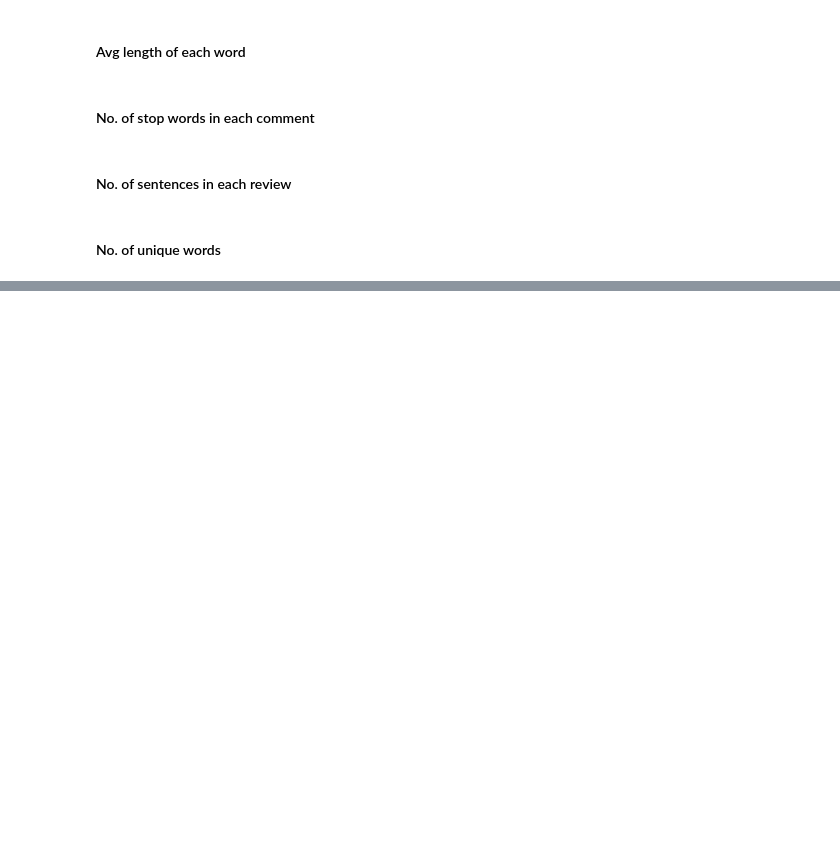
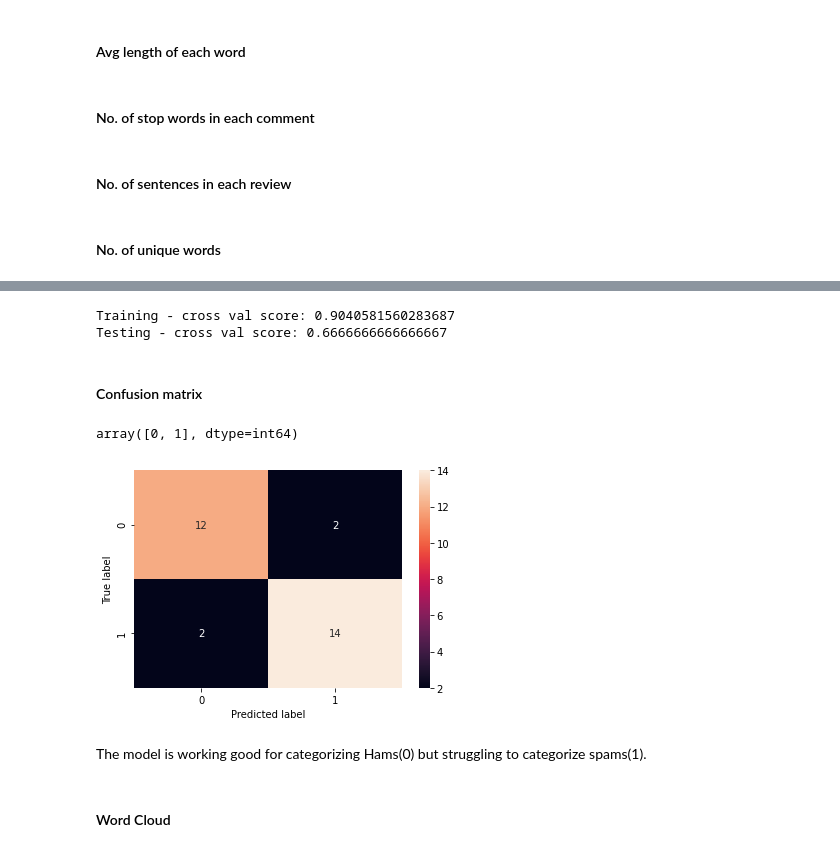
Before and after one commit to Preeti24/Youtube-comments, a Jupyter notebook: Feature Engineering.ipynb, the cells around one changed output, grey strips where cells are left out. Cells and saved outputs as stored; diff of their text form; code cells hidden in the pictures; blank space fills up the shorter version.

```diff
--- a/Feature Engineering.ipynb
+++ b/Feature Engineering.ipynb
@@ -205,0 +298,4 @@ xgb.train()
+# %%
+# Drop rows with no comment
+data.dropna(subset=['CleanWordList'],inplace=True)
+data.shape
@@ -205,0 +319,52 @@ xgb.train()
+# %%
+X=data['CleanWordList']
+y=data['CLASS']
+X_train, X_test, y_train, y_test = train_test_split(X, y, test_size=30 ,random_state=147)
+
+countVectorizer=CountVectorizer()
+
+# Create document term matrix for training and testing data
+X_train_dtm = countVectorizer.fit_transform(X_train)
+X_test_dtm  = countVectorizer.transform(X_test)
+
+#Initialize clasifier
+clf=MultinomialNB()
+
+# Initialize Kflod for cross validation
+cv = KFold(n_splits=5, random_state=42, shuffle=True)
+
+# Calculate accuracy of training data
+scores_trainingData = cross_val_score(clf, X_train_dtm.toarray(),y_train, cv=cv)
+print('Training - cross val score:',scores_trainingData.mean())
+
+# Train and predict
+clf.fit(X_train_dtm.toarray(),y_train)
+prediction=clf.predict(X_test_dtm.toarray())
+
+# Calculate accuracy of class predictions
+scores_testingData = cross_val_score(clf, X_test_dtm.toarray(),prediction, cv=cv)
+print('Testing - cross val score:',scores_testingData.mean())
+# %% [output]
+Training - cross val score: 0.9040581560283687
+Testing - cross val score: 0.6666666666666667
+# %% [markdown]
+####  Confusion matrix
+# %%
+labels=np.unique(y_test)
+labels
+# %% [output]
+array([0, 1], dtype=int64)
+# %%
+# print the confusion matrix
+confusion_matrix=metrics.confusion_matrix(y_test, prediction,labels=labels)
+
+
+sns.heatmap(confusion_matrix,annot=True)
+plt.ylabel('True label')
+plt.xlabel('Predicted label');
+# %% [output]
+[figure, added]
+# %% [markdown]
+The model is working good for categorizing Hams(0) but struggling to categorize spams(1).
+# %% [markdown]
+####  Word Cloud
```
Also changed, not shown: parts of 52 cells of this notebook.
